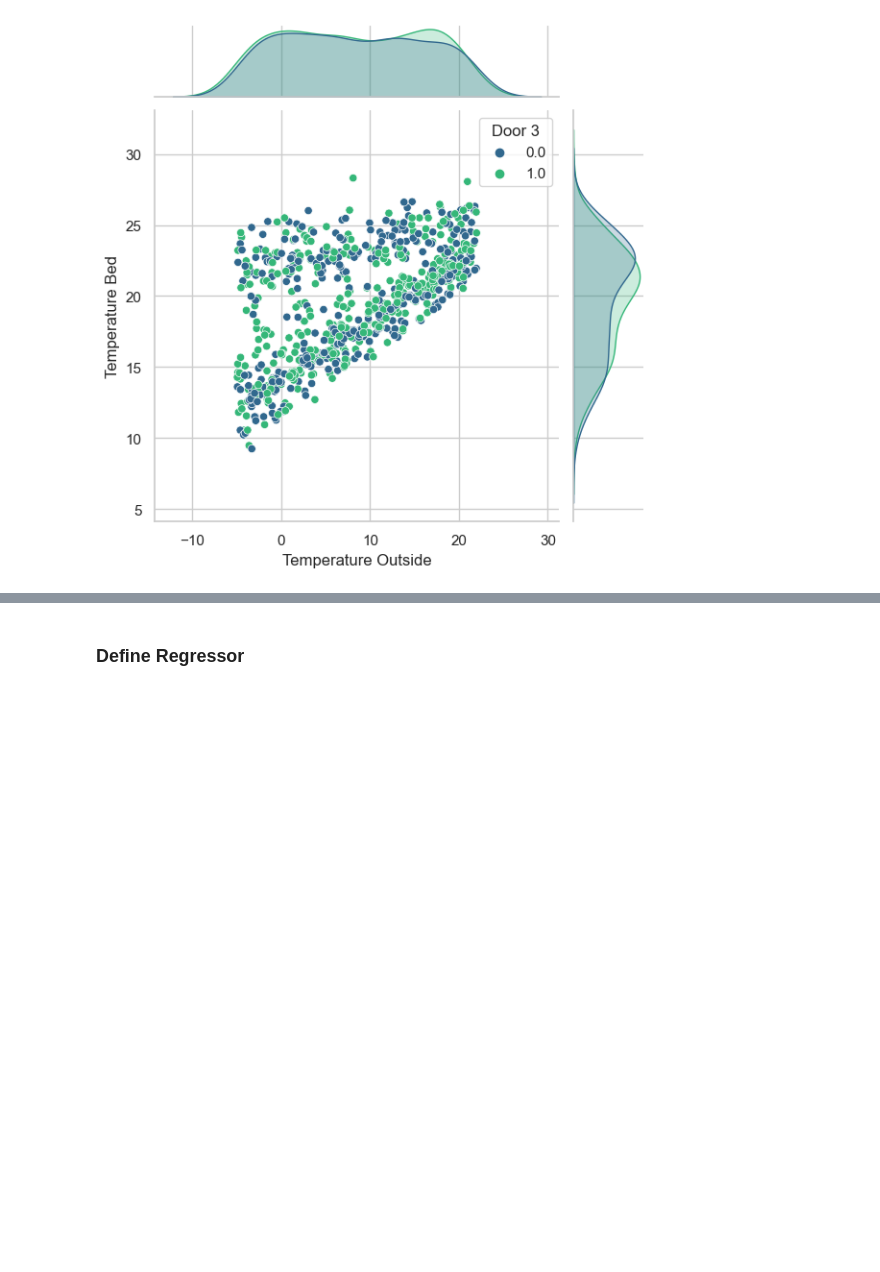
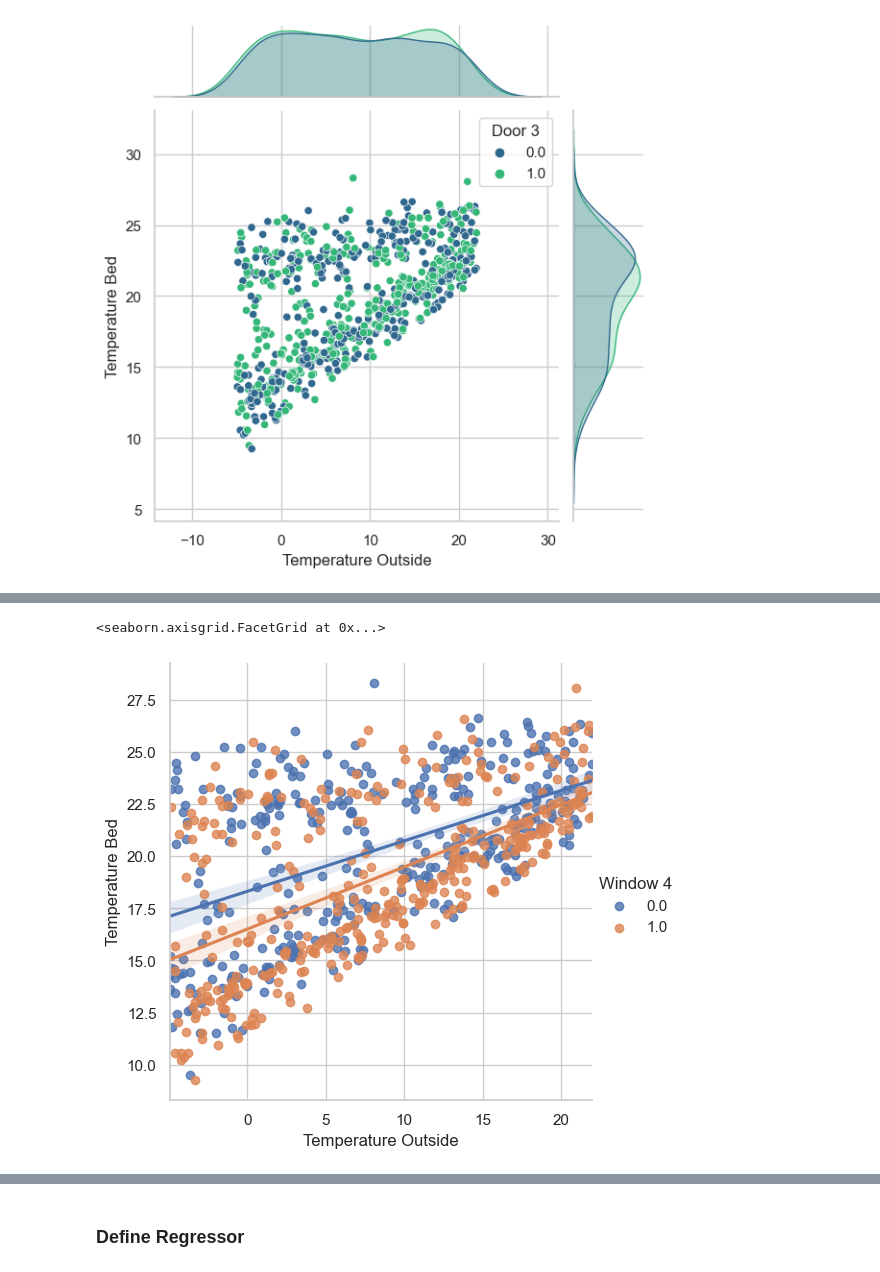
Before and after one commit to maxstollmayer/ML-Challenges, a Jupyter notebook: Challenge-2/Challenge-2-Notebook.ipynb, the cells around one changed output, grey strips where cells are left out. Cells and saved outputs as stored; diff of their text form; code cells hidden in the pictures; blank space fills up the shorter version.

```diff
--- a/Challenge-2/Challenge-2-Notebook.ipynb
+++ b/Challenge-2/Challenge-2-Notebook.ipynb
@@ -81,0 +91,5 @@ plt.show()
+# %%
+sns.lmplot(data = original_df, x = "Temperature Outside", y = "Temperature Bed", hue = "Window 4")
+# %% [output]
+<seaborn.axisgrid.FacetGrid at 0x...>
+[figure, added]
```
Also changed, not shown: parts of 4 cells of this notebook.
